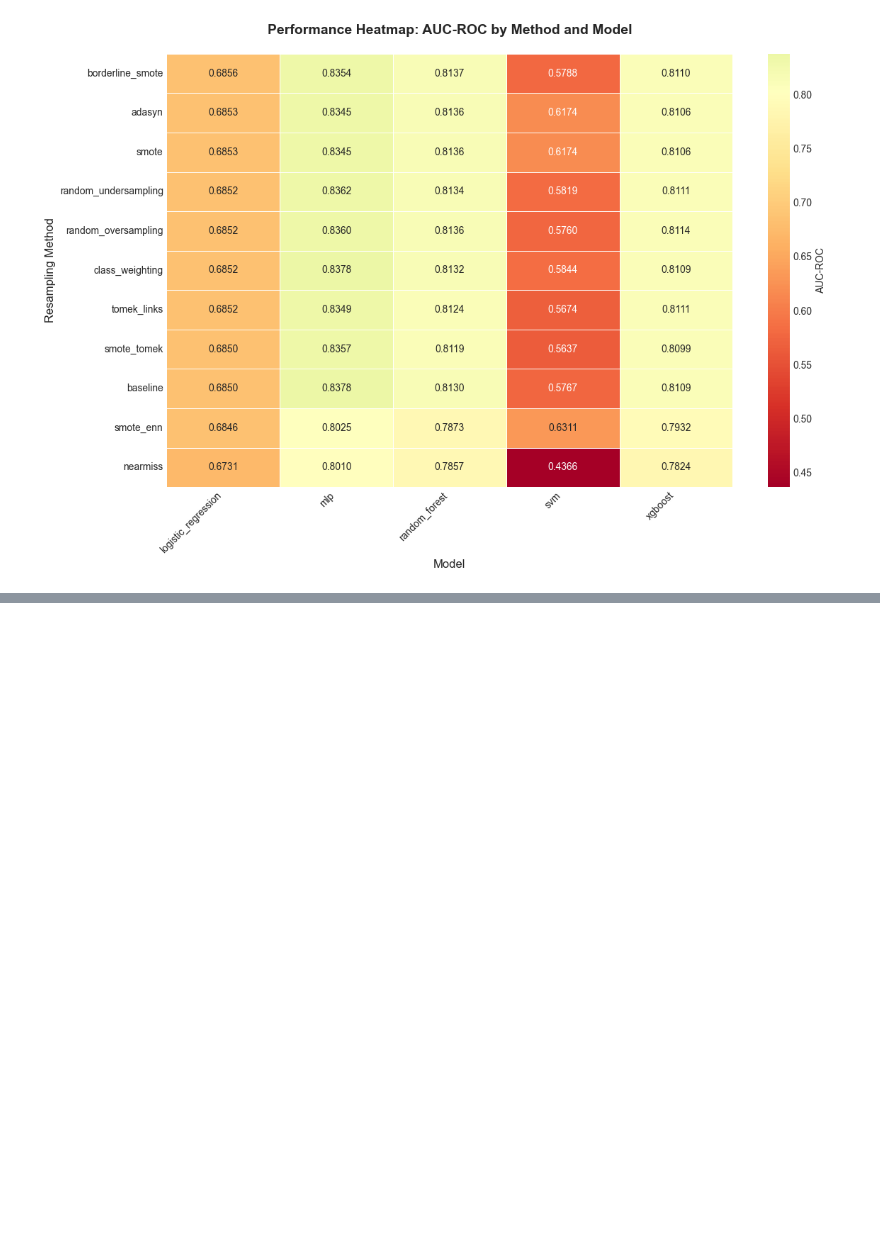
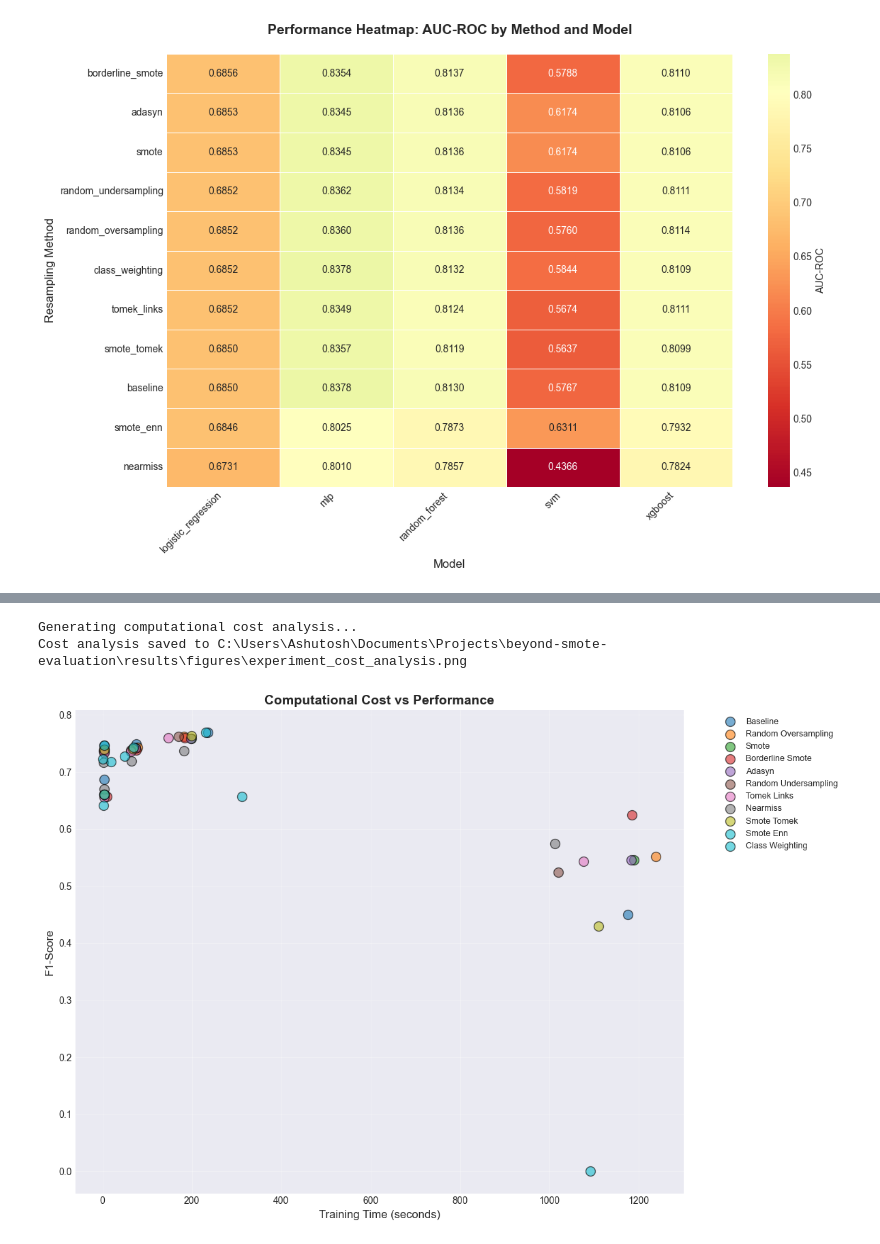
Before and after one commit to ashu-tagore/beyond_smote_evaluation, a Jupyter notebook: notebooks/04_ML_Experiments.ipynb, the cells around one changed output, grey strips where cells are left out. Saved outputs shown, nothing was run; the diff lists cells and outputs as text; code cells hidden in the pictures; blank space fills up the shorter version.

Commit message:
feat: Completed comprehensive analysis with statistical significance

```diff
--- a/notebooks/04_ML_Experiments.ipynb
+++ b/notebooks/04_ML_Experiments.ipynb
@@ -1192,0 +1314,40 @@ AUC-ROC heatmap saved to C:\Users\Ashutosh\Documents\Projects\beyond-smote-evalu
+# %%
+# Cell 18: Computational Cost Analysis
+# Analyzing training time vs performance tradeoffs
+# Scatter plot of time vs F1-score
+
+print("Generating computational cost analysis...")
+
+# Creating scatter plot
+fig, ax = plt.subplots(figsize=(12, 8))
+
+# Plotting each method with different color
+methods_unique = successful_df['resampling_method'].unique()
+colors = plt.cm.tab10(np.linspace(0, 1, len(methods_unique)))
+
+for i, method in enumerate(methods_unique):
+    method_data = successful_df[successful_df['resampling_method'] == method]
+    ax.scatter(method_data['training_time'], method_data['f1_score'],
+              label=method.replace('_', ' ').title(),
+              s=100, alpha=0.6, color=colors[i], edgecolors='black')
+
+# Formatting
+ax.set_xlabel('Training Time (seconds)', fontsize=12)
+ax.set_ylabel('F1-Score', fontsize=12)
+ax.set_title('Computational Cost vs Performance',
+             fontsize=14, fontweight='bold')
+ax.legend(bbox_to_anchor=(1.05, 1), loc='upper left', fontsize=9)
+ax.grid(True, alpha=0.3)
+
+plt.tight_layout()
+
+# Saving
+cost_plot_path = FIGURE_OUTPUT / 'experiment_cost_analysis.png'
+plt.savefig(cost_plot_path, dpi=DPI_VALUE, bbox_inches='tight')
+print(f"Cost analysis saved to {cost_plot_path}")
+
+plt.show()
+# %% [output]
+Generating computational cost analysis...
+Cost analysis saved to C:\Users\Ashutosh\Documents\Projects\beyond-smote-evaluation\results\figures\experiment_cost_analysis.png
+[figure, added]
```
Also changed, not shown: parts of 5 cells of this notebook.
